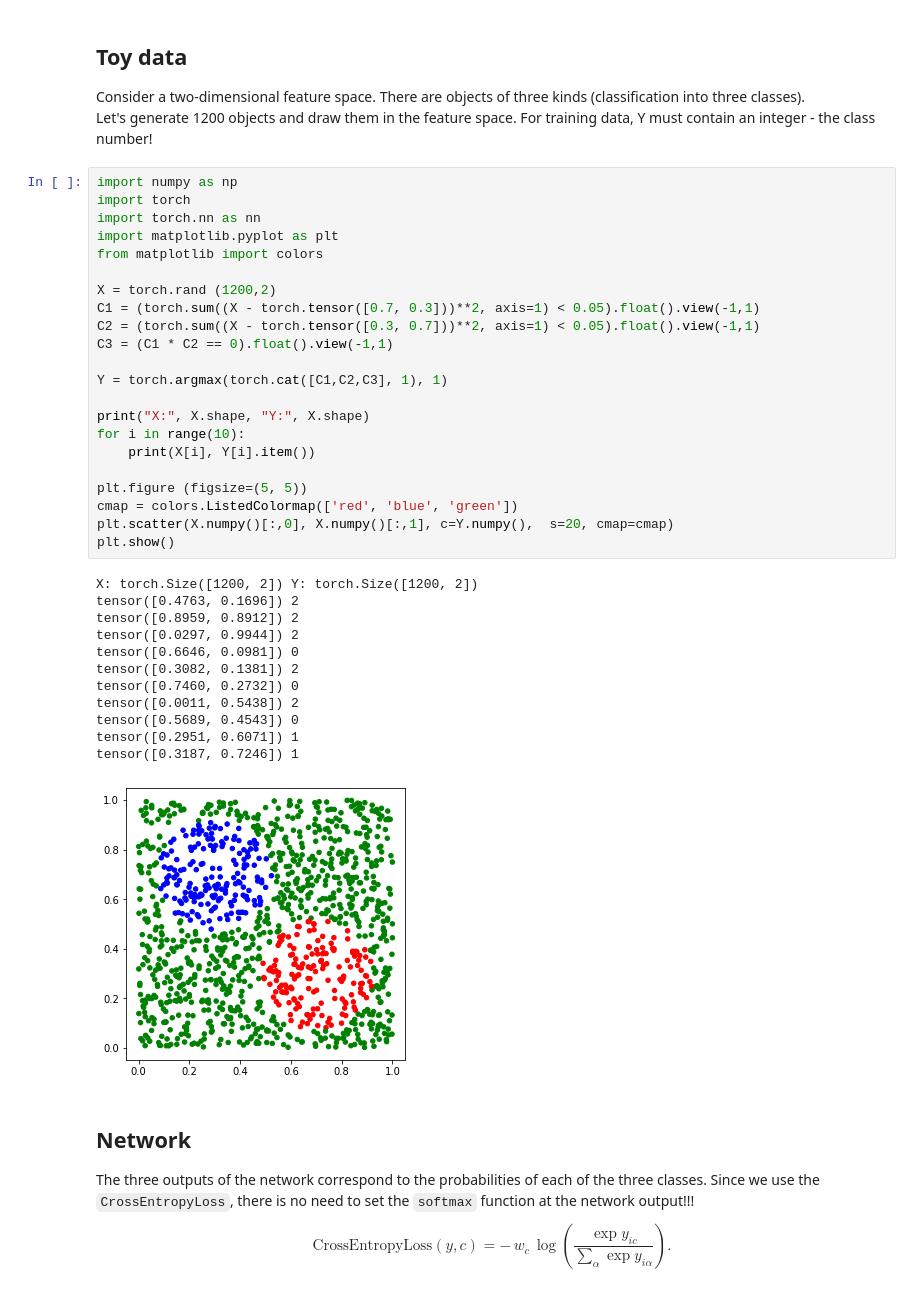
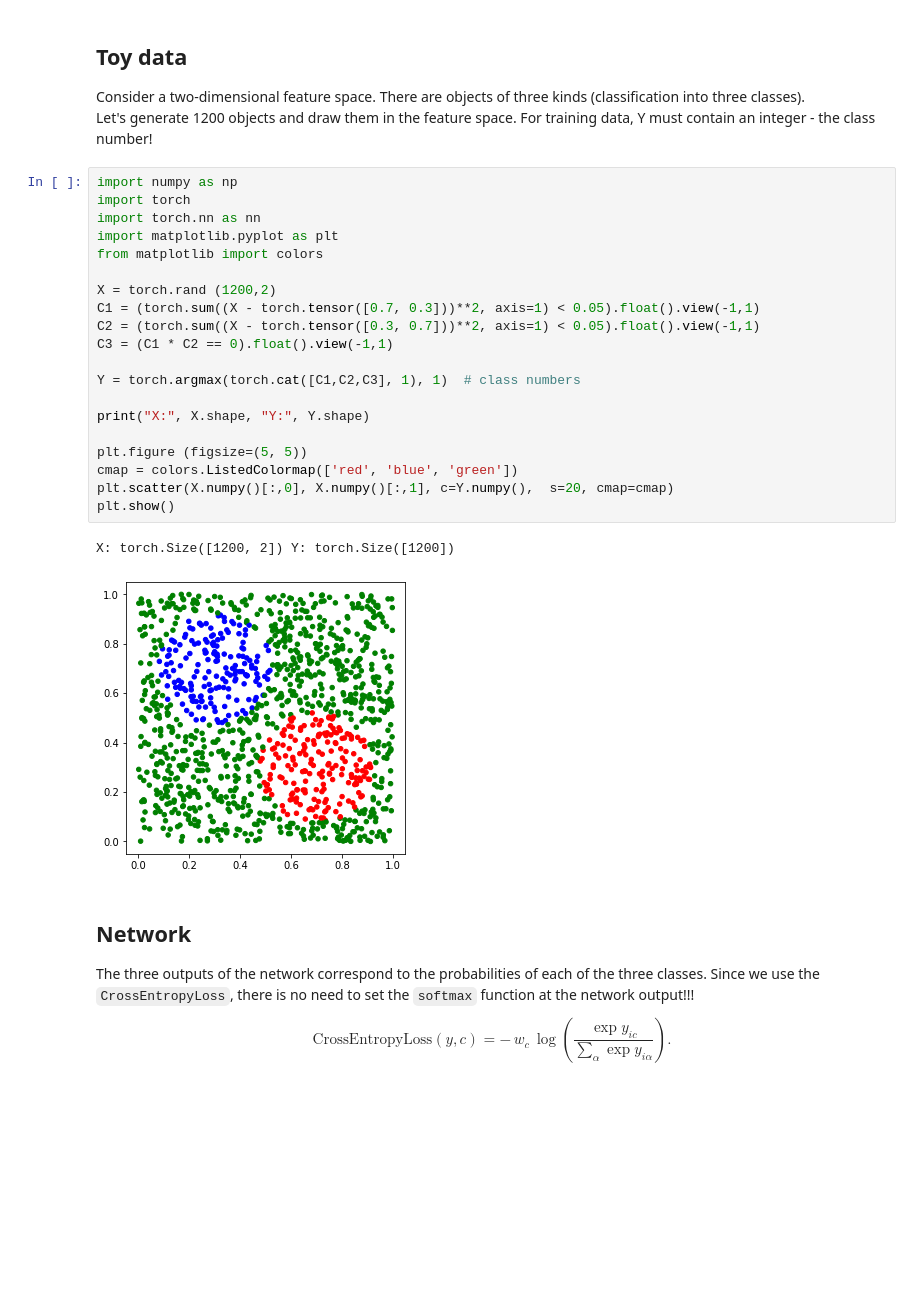
Before and after one commit to steps137/ML, a Jupyter notebook: NN/Base_Multiclass_Classification.ipynb, the cells around one changed output. Cells and saved outputs as stored; diff of their text form; blank space fills up the shorter version.

```diff
--- a/NN/Base_Multiclass_Classification.ipynb
+++ b/NN/Base_Multiclass_Classification.ipynb
@@ -9,38 +9,26 @@ For training data, Y must contain an integer - the class number!
 # %%
 import numpy as np
 import torch
 import torch.nn as nn
 import matplotlib.pyplot as plt
 from matplotlib import colors
 
 X = torch.rand (1200,2)
 C1 = (torch.sum((X - torch.tensor([0.7, 0.3]))**2, axis=1) < 0.05).float().view(-1,1)
 C2 = (torch.sum((X - torch.tensor([0.3, 0.7]))**2, axis=1) < 0.05).float().view(-1,1)
 C3 = (C1 * C2 == 0).float().view(-1,1)
 
-Y = torch.argmax(torch.cat([C1,C2,C3], 1), 1)
+Y = torch.argmax(torch.cat([C1,C2,C3], 1), 1)  # class numbers
 
-print("X:", X.shape, "Y:", X.shape)
-for i in range(10):
-    print(X[i], Y[i].item())
+print("X:", X.shape, "Y:", Y.shape)
 
 plt.figure (figsize=(5, 5))
 cmap = colors.ListedColormap(['red', 'blue', 'green'])
 plt.scatter(X.numpy()[:,0], X.numpy()[:,1], c=Y.numpy(),  s=20, cmap=cmap)
 plt.show()
 # %% [output]
-X: torch.Size([1200, 2]) Y: torch.Size([1200, 2])
-tensor([0.4763, 0.1696]) 2
-tensor([0.8959, 0.8912]) 2
-tensor([0.0297, 0.9944]) 2
-tensor([0.6646, 0.0981]) 0
-tensor([0.3082, 0.1381]) 2
-tensor([0.7460, 0.2732]) 0
-tensor([0.0011, 0.5438]) 2
-tensor([0.5689, 0.4543]) 0
-tensor([0.2951, 0.6071]) 1
-tensor([0.3187, 0.7246]) 1
+X: torch.Size([1200, 2]) Y: torch.Size([1200])
-[figure, old version]
+[figure, new version]
 # %% [markdown]
 ## Network
 
```
Also changed, not shown: parts of 4 cells of this notebook, 41 other files.
